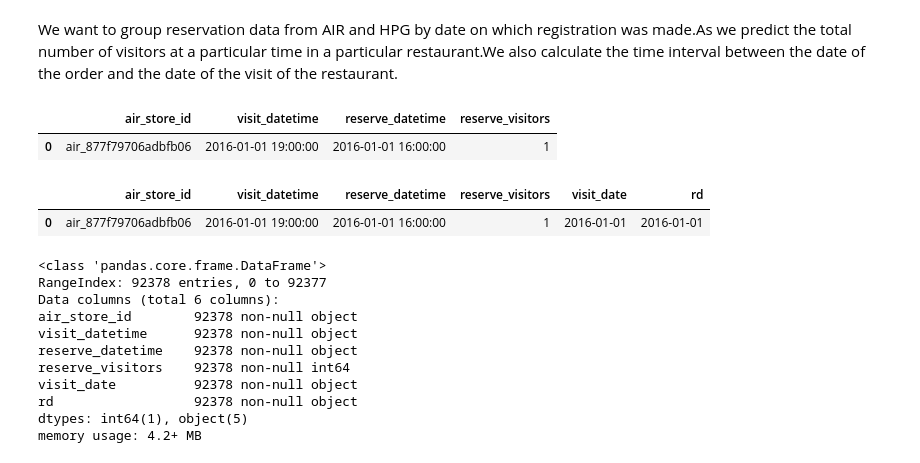
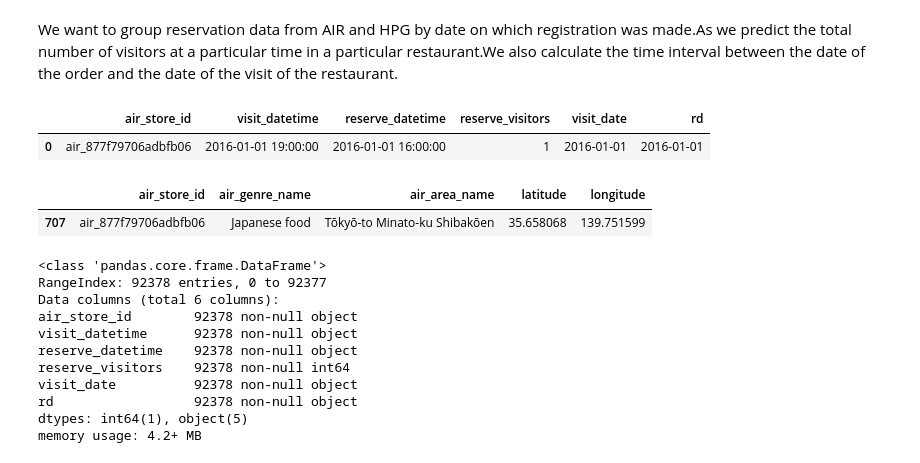
Before and after one commit to galiii/Recruit-Restaurant-Visitor-Forecasting1, a Jupyter notebook: eda/Data engineering.ipynb, the cells around one changed output. Saved outputs shown, nothing was run; the diff lists cells and outputs as text; code cells hidden in the pictures.

```diff
--- a/eda/Data engineering.ipynb
+++ b/eda/Data engineering.ipynb
@@ -51,11 +86,6 @@ hpgres.head(1)
   ## Convert the date format and group by date reservation data.
 # %% [markdown]
 We want to group reservation data from AIR and HPG by date on which registration was made.As we predict the total number of visitors at a particular time in a particular restaurant.We also calculate the time interval between the date of the order and the date of the visit of the restaurant.
-# %%
-airres.head(1)
-# %% [output]
-|  | air_store_id | visit_datetime | reserve_datetime | reserve_visitors |
-| 0 | air_877f79706adbfb06 | 2016-01-01 19:00:00 | 2016-01-01 16:00:00 | 1 |
 # %%
 #AIR
 ######## COPY ######
@@ -76,3 +104,8 @@ airres.head(1)
+# %%
+airstore[airstore['air_store_id']=='air_877f79706adbfb06']
+# %% [output]
+|  | air_store_id | air_genre_name | air_area_name | latitude | longitude |
+| 707 | air_877f79706adbfb06 | Japanese food | Tōkyō-to Minato-ku Shibakōen | 35.658068 | 139.751599 |
 # %%
 airres.info()
 # %% [output]
```
Also changed, not shown: parts of 6 cells of this notebook, 2 other files.
